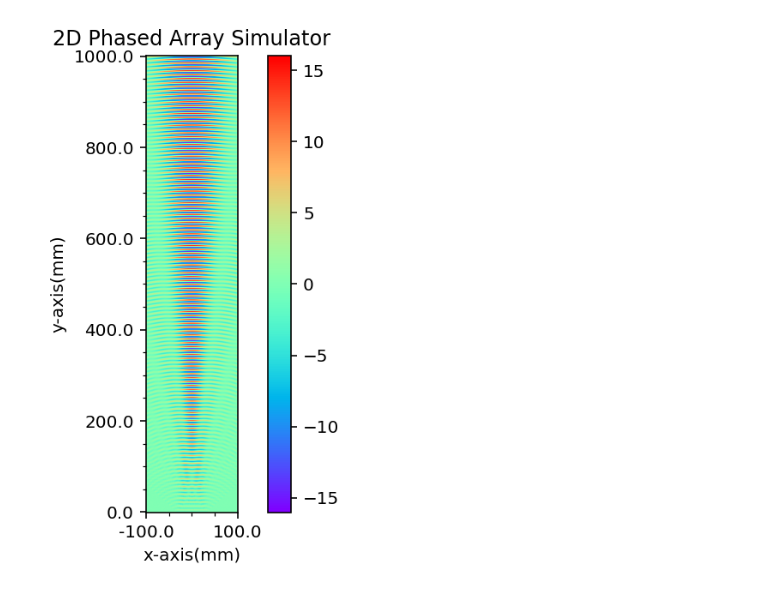
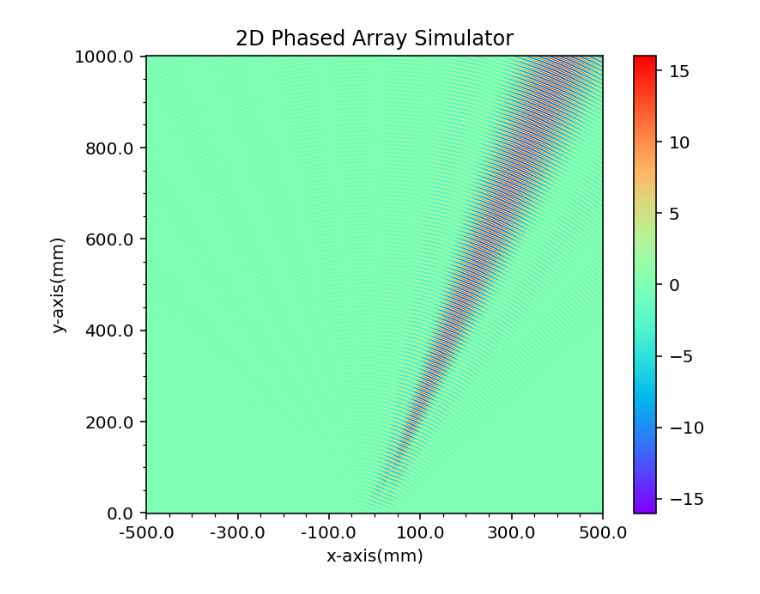
Before and after one commit to ShotaSasaki-HCU/Prog2kakushin, a Jupyter notebook: work2.ipynb, the cells around one changed output. Drawn from its saved outputs; the diff is of its cells as text; code cells hidden in the pictures.

```diff
--- a/work2.ipynb
+++ b/work2.ipynb
@@ -9,8 +9,8 @@ import numpy as np
 import matplotlib.pyplot as plt
 import matplotlib.ticker as ticker
 
-range_x_R = 100 # x軸方向レンジ右(mm)
-range_x_L = -100 # x軸方向レンジ左(mm)
+range_x_R = 500 # x軸方向レンジ右(mm)
+range_x_L = -500 # x軸方向レンジ左(mm)
 range_y_T = 1000 # y軸方向レンジ上(mm)
 range_y_B = 0 # y軸方向レンジ下(mm)
 calc_width = 1 # 計算幅(mm)
@@ -25,7 +25,7 @@ tr_directivity = np.deg2rad(95) # 送信素子指向性(rad)
 tr_clearance = (v / f) / 2 # 送信素子間隔(mm)
 tr_x_coord = [] # 送信素子のx座標（y座標は0で固定）
 
-beam_direction = np.deg2rad(90) # 合成波の指向方向(rad)
+beam_direction = np.deg2rad(67.5) # 合成波の指向方向(rad)
 
 # 指定されたレンジを満たす（必要最小限は超える）Numpy２次元配列を0埋めで作成する。
 sim_result = np.zeros((int(np.ceil((range_y_T - range_y_B) / calc_width) + 1), int(np.ceil((range_x_R - range_x_L) / calc_width) + 1)))
@@ -52,31 +52,31 @@ for num in range(0, tr_num): # 送信素子それぞれについて左端から
         sim_result[row][column] += A * np.sin(2 * np.pi * f * (t - (np.linalg.norm(vec) / v) + (phase_diff / v))) # 波の式
       calc_x += calc_width # 次の計算座標へ（x軸の正方向へ）
       column += 1
     calc_x = range_x_L # 計算するx座標を初期化
     column = 0 # 列インデックス初期化
     calc_y -= calc_width # 次の計算座標へ（y軸の負方向へ）
     row += 1
   calc_y = range_y_T # 計算するy座標を初期化
   row = 0 # 行インデックス初期化
 
 # ここからヒートマップの表示設定
 fig, ax = plt.subplots(dpi=144)
 im = ax.imshow(sim_result, cmap='rainbow', aspect='equal', vmin=-A*tr_num, vmax=A*tr_num)
 plt.colorbar(im)
 # x軸目盛りの設定
 ax.set_xticks(np.arange(0, sim_result.shape[1], 1))
 ax.set_xticklabels(np.linspace(range_x_L, range_x_L+(calc_width*(sim_result.shape[1]-1)), sim_result.shape[1]))
 ax.xaxis.set_major_locator(ticker.AutoLocator()) # 過剰に指定された目盛りを自動調整
 ax.xaxis.set_minor_locator(ticker.AutoMinorLocator()) # 副目盛りで主目盛りを自動補完
 # y軸目盛りの設定
 ax.set_yticks(np.arange(sim_result.shape[0]-1, 0-1, -1))
 ax.set_yticklabels(np.linspace(range_y_T-(calc_width*(sim_result.shape[0]-1)), range_y_T, sim_result.shape[0]))
 ax.yaxis.set_major_locator(ticker.AutoLocator()) # 過剰に指定された目盛りを自動調整
 ax.yaxis.set_minor_locator(ticker.AutoMinorLocator()) # 副目盛りで主目盛りを自動補完
 # タイトル・軸ラベルの設定
 ax.set_title('2D Phased Array Simulator')
 ax.set_xlabel('x-axis(mm)')
 ax.set_ylabel('y-axis(mm)')
 plt.show()
 # %% [output]
-[figure, old version]
+[figure, new version]
```
